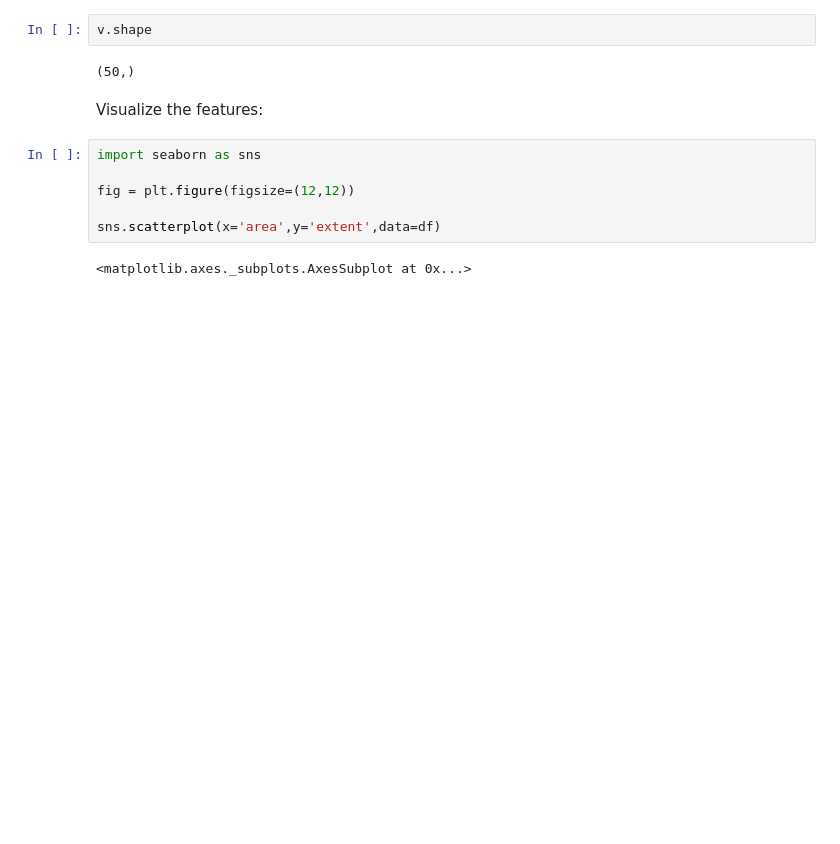
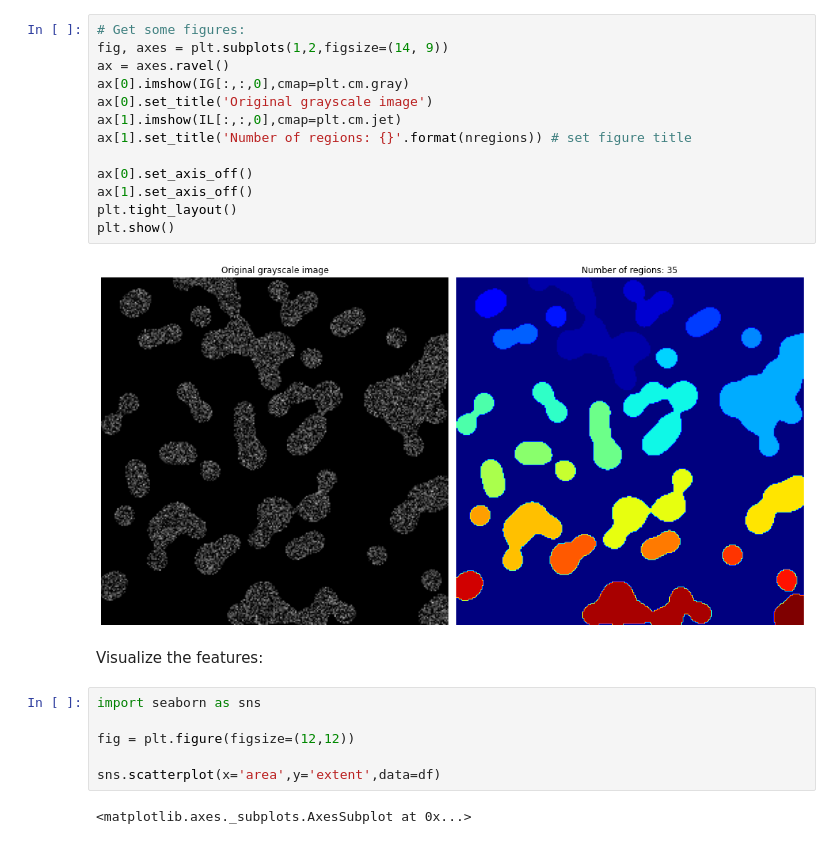
Before and after one commit to raulbenitez/AMRITA_UPC, a Jupyter notebook: generate_blobs_properties.ipynb, the cells around one changed output. Drawn from its saved outputs; the diff is of its cells as text; blank space fills up the shorter version.

```diff
--- a/generate_blobs_properties.ipynb
+++ b/generate_blobs_properties.ipynb
@@ -55,7 +61,18 @@ Image number 49, number of regions 29, area of largest region 2550, class 0.0
-# %%
-v.shape
-# %% [output]
-(50,)
+# %%
+# Get some figures:
+fig, axes = plt.subplots(1,2,figsize=(14, 9))
+ax = axes.ravel()
+ax[0].imshow(IG[:,:,0],cmap=plt.cm.gray)
+ax[0].set_title('Original grayscale image')
+ax[1].imshow(IL[:,:,0],cmap=plt.cm.jet)
+ax[1].set_title('Number of regions: {}'.format(nregions)) # set figure title
+
+ax[0].set_axis_off()
+ax[1].set_axis_off()
+plt.tight_layout()
+plt.show()
+# %% [output]
+[figure, added]
 # %% [markdown]
 Visualize the features:
 # %%
```
Also changed, not shown: parts of 13 cells of this notebook.
